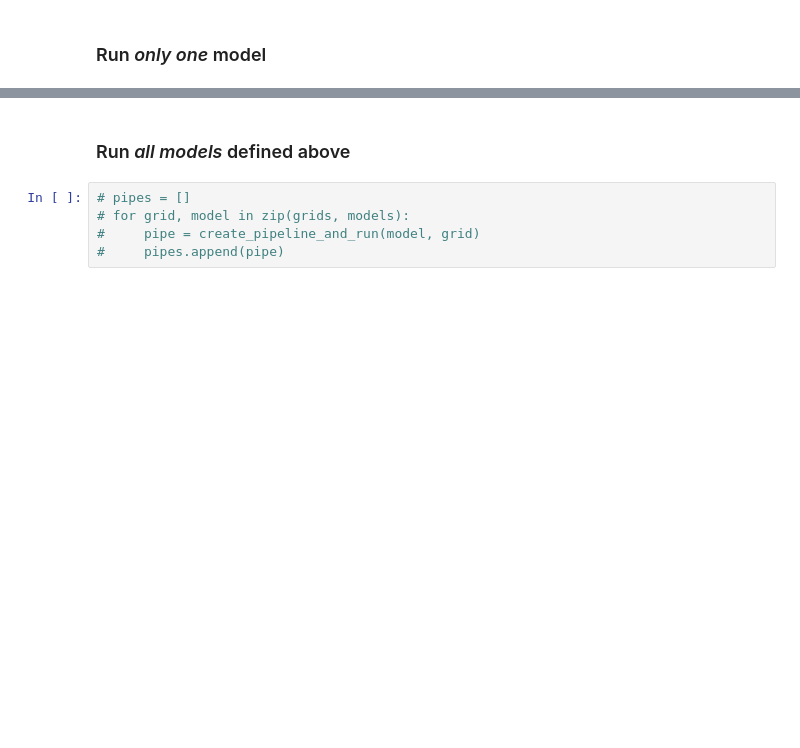
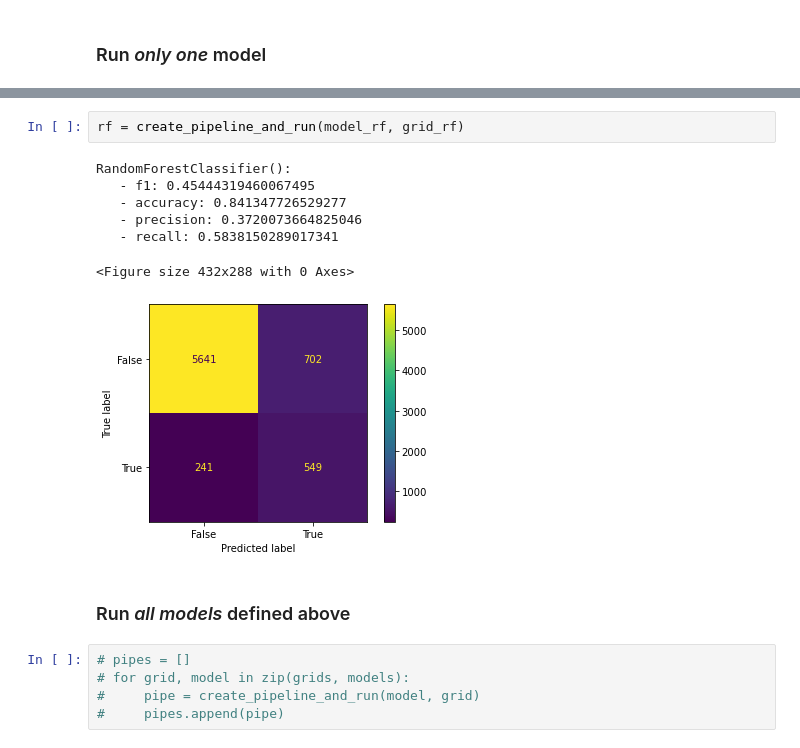
Before and after one commit to sethnlewis/Predicting-Political-Revolutions, a Jupyter notebook: notebooks/MODEL - ALL.ipynb, the cells around one changed output, grey strips where cells are left out. Saved outputs shown, nothing was run; the diff lists cells and outputs as text; blank space fills up the shorter version.

```diff
--- a/notebooks/MODEL - ALL.ipynb
+++ b/notebooks/MODEL - ALL.ipynb
@@ -475,3 +446,13 @@ Pipeline(steps=[('transformer',
+# %%
+rf = create_pipeline_and_run(model_rf, grid_rf)
+# %% [output]
+RandomForestClassifier():
+   - f1: 0.45444319460067495
+   - accuracy: 0.841347726529277
+   - precision: 0.3720073664825046
+   - recall: 0.5838150289017341
+<Figure size 432x288 with 0 Axes>
+[figure, added]
 # %% [markdown]
 ### Run *all models* defined above
 # %%
```
Also changed, not shown: parts of 13 cells of this notebook.
